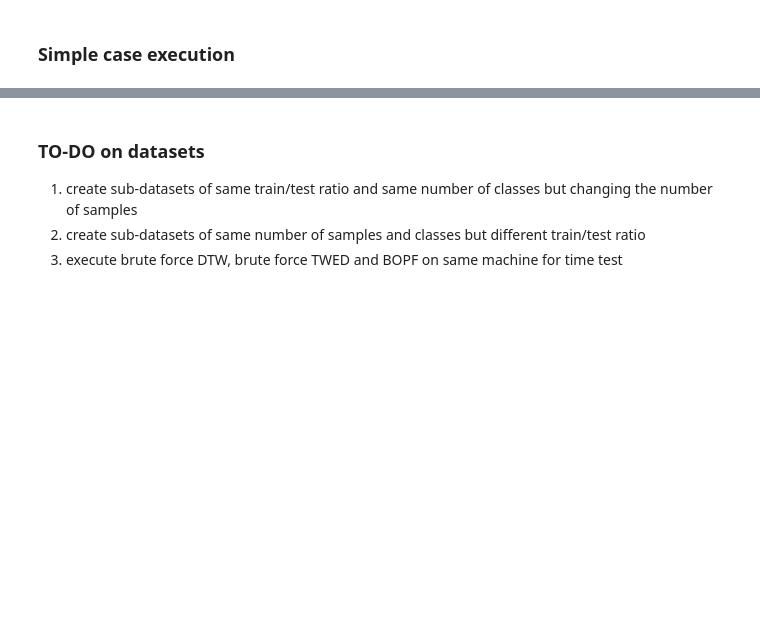
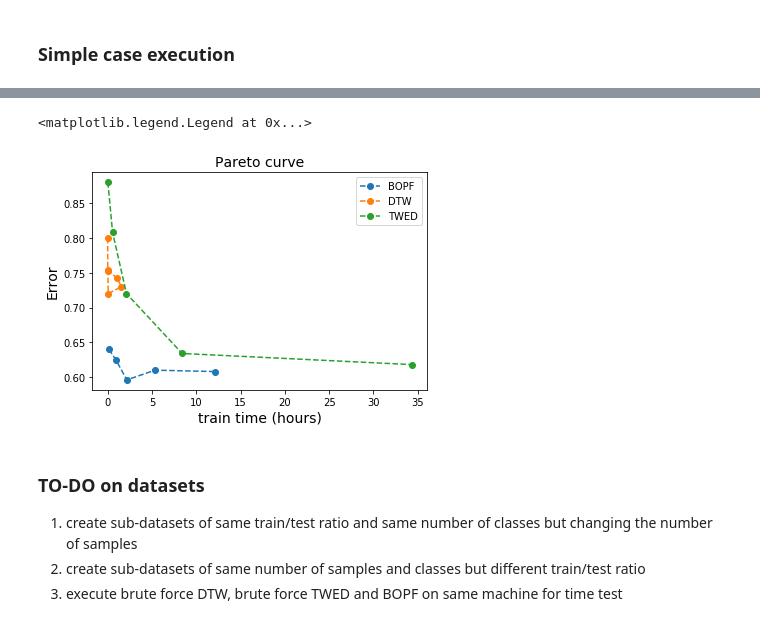
Before and after one commit to frmunozz/irregular-bag-of-pattern, a Jupyter notebook: notebooks/bagOfPatternsFeature.ipynb, the cells around one changed output, grey strips where cells are left out. Cells and saved outputs as stored; diff of their text form; code cells hidden in the pictures; blank space fills up the shorter version.

```diff
--- a/notebooks/bagOfPatternsFeature.ipynb
+++ b/notebooks/bagOfPatternsFeature.ipynb
@@ -546,3 +688,15 @@ plt.legend()
+# %%
+fig = plt.figure()
+plt.plot(bopf_time / 60 / 60, acc_bopf, 'o--', label="BOPF")
+plt.plot(dtw_dist_time / 60 / 60, acc_dtw, 'o--', label="DTW")
+plt.plot(twed_dist_time / 60 / 60, acc_twed, 'o--', label="TWED")
+plt.xlabel("train time (hours)", fontsize=14)
+plt.ylabel("Error", fontsize=14)
+plt.title("Pareto curve", fontsize=14)
+plt.legend()
+# %% [output]
+<matplotlib.legend.Legend at 0x...>
+[figure, added]
 # %% [markdown]
 ### TO-DO on datasets
 
```
Also changed, not shown: parts of 24 cells of this notebook, 3 other files.
